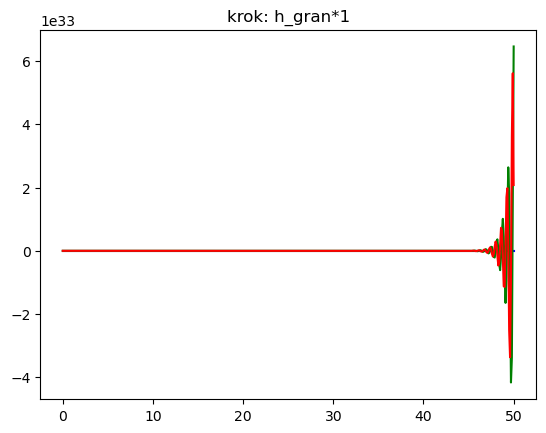
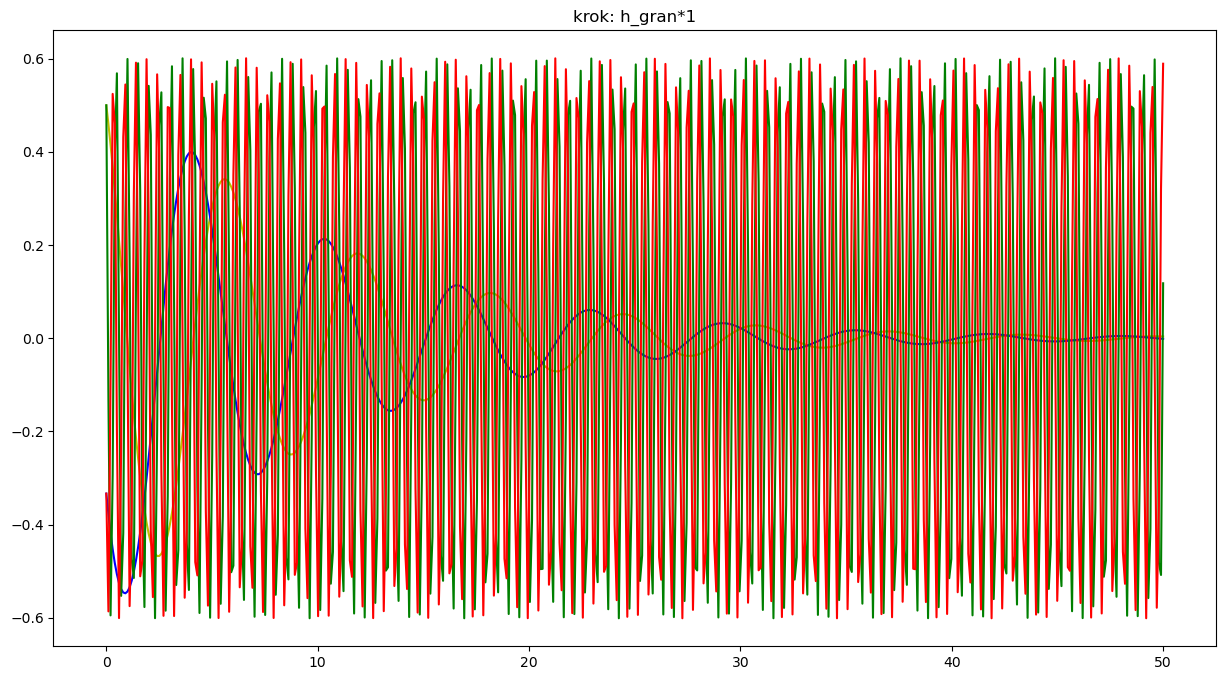
Unified diff of the notebook cell whose output changed from the first chart to the second:
--- before
+++ after
@@ -6,8 +6,9 @@
 time = np.linspace(0, 50, 500)
 for a in hs:
-    plt.plot(time, sol1(time), color = 'y')
-    plt.plot(time, sol2(time), color = 'b')
-    plt.plot(time, rozwiazanie(a*h_gran, 500)[0], color = 'g')
-    plt.plot(time, rozwiazanie(a*h_gran, 500)[1], color = 'r')
-    plt.title(f'krok: h_gran*{a}')
+    fig, ax = plt.subplots(figsize = (15, 8))
+    ax.plot(time, sol1(time), color = 'y')
+    ax.plot(time, sol2(time), color = 'b')
+    ax.plot(time, rozwiazanie(a*h_gran, 500)[0], color = 'g')
+    ax.plot(time, rozwiazanie(a*h_gran, 500)[1], color = 'r')
+    ax.set_title(f'krok: h_gran*{a}')
     plt.show()

Commit: zmiana rozmiarów rysunków